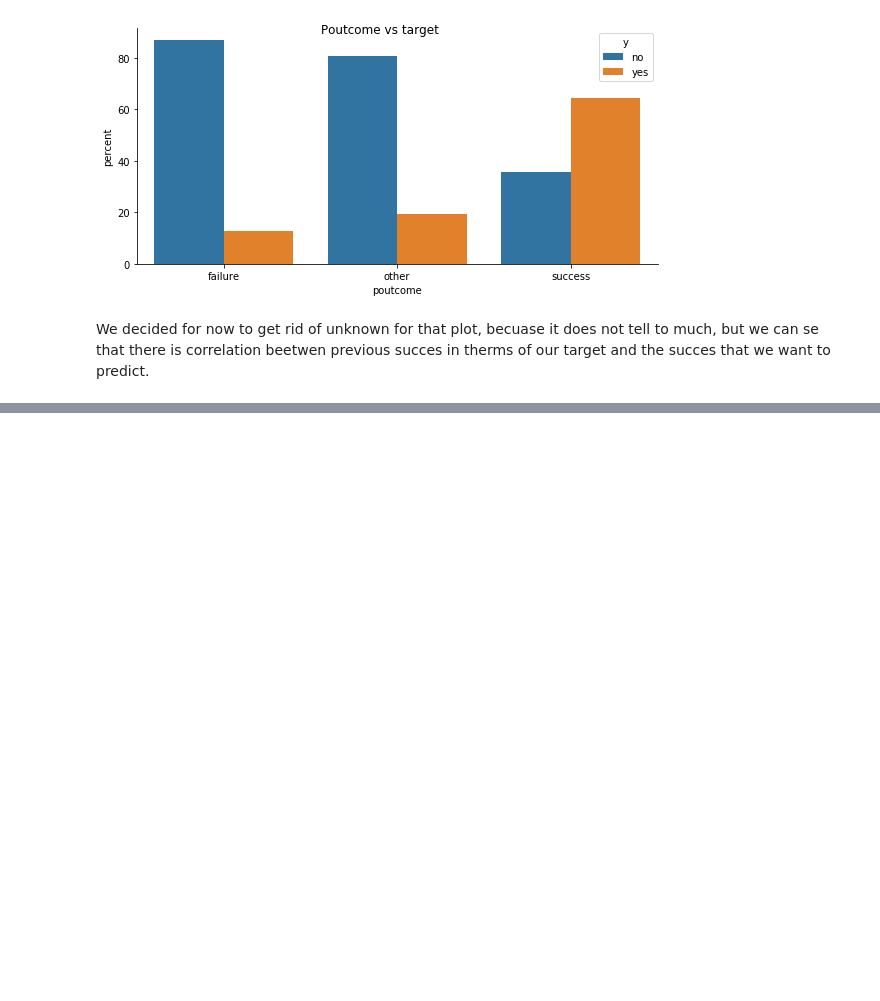
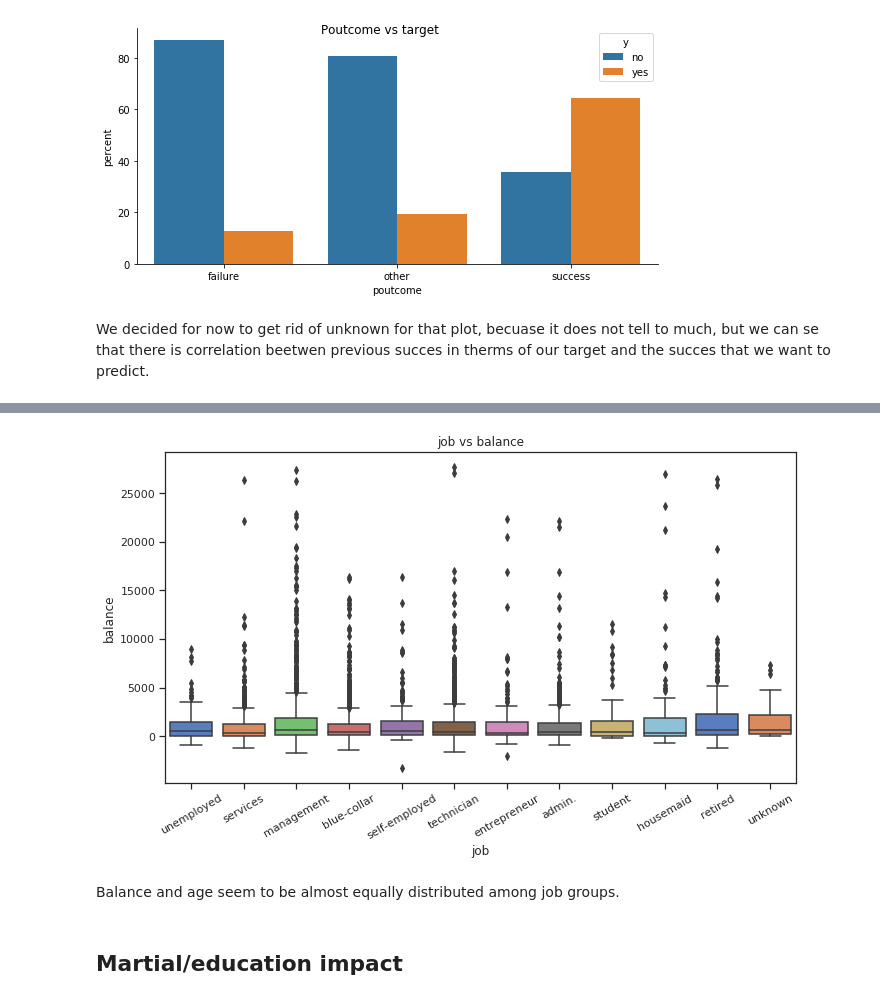
Before and after one commit to okcze/WUM-project-1, a Jupyter notebook: exploration.ipynb, the cells around one changed output, grey strips where cells are left out. Cells and saved outputs as stored; diff of their text form; code cells hidden in the pictures; blank space fills up the shorter version.

```diff
--- a/exploration.ipynb
+++ b/exploration.ipynb
@@ -325,0 +355,10 @@ We decided for now to get rid of unknown for that plot, becuase it does not tell
+# %%
+data1 = df[df.balance<30000]
+boxes('job','balance',rotation=True,data=data1)
+#Droped outliers for purpose of the plot in order to better visualize distribution of variables
+# %% [output]
+[figure, added]
+# %% [markdown]
+Balance and age seem to be almost equally distributed among job groups.
+# %% [markdown]
+## Martial/education impact
```
Also changed, not shown: parts of 8 cells of this notebook.
